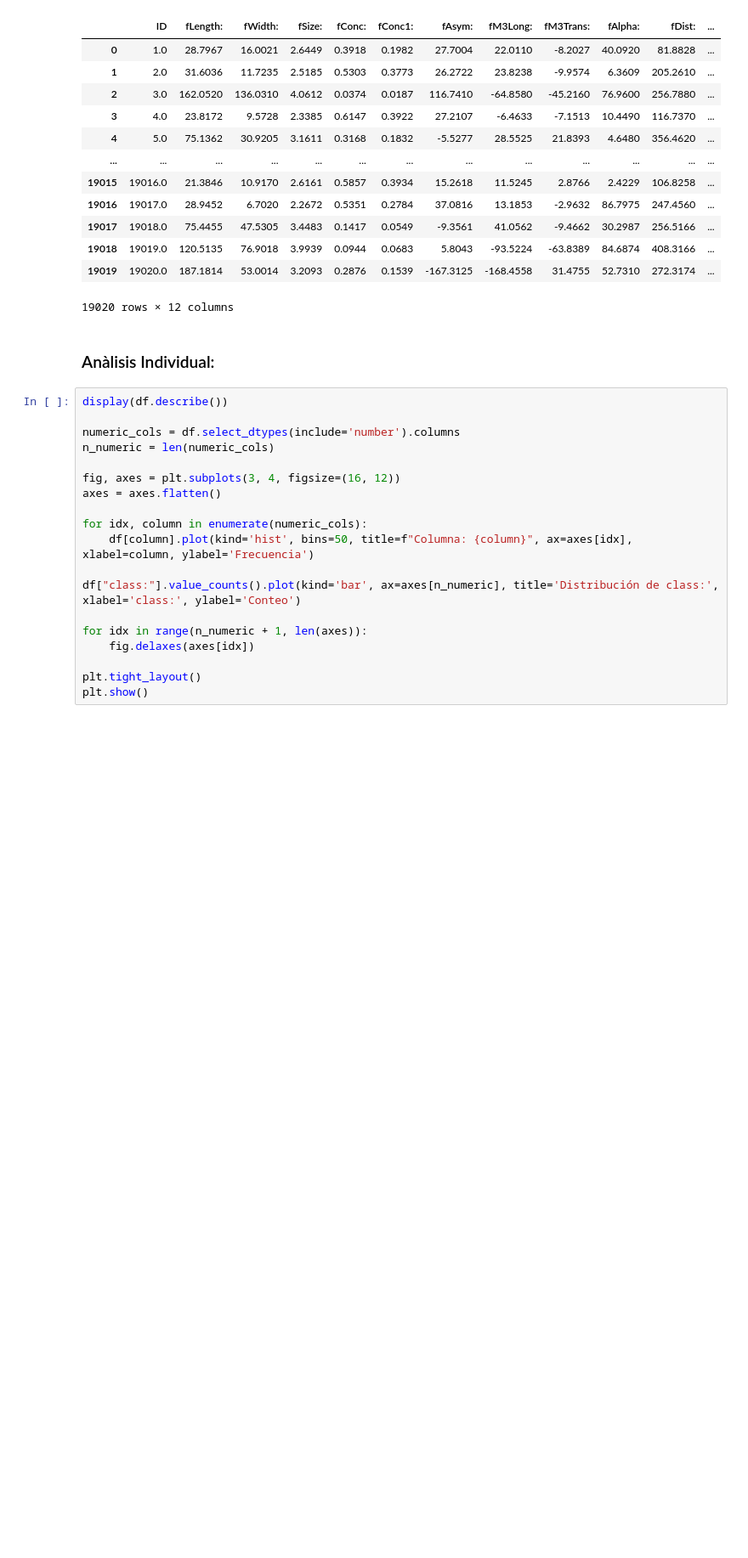
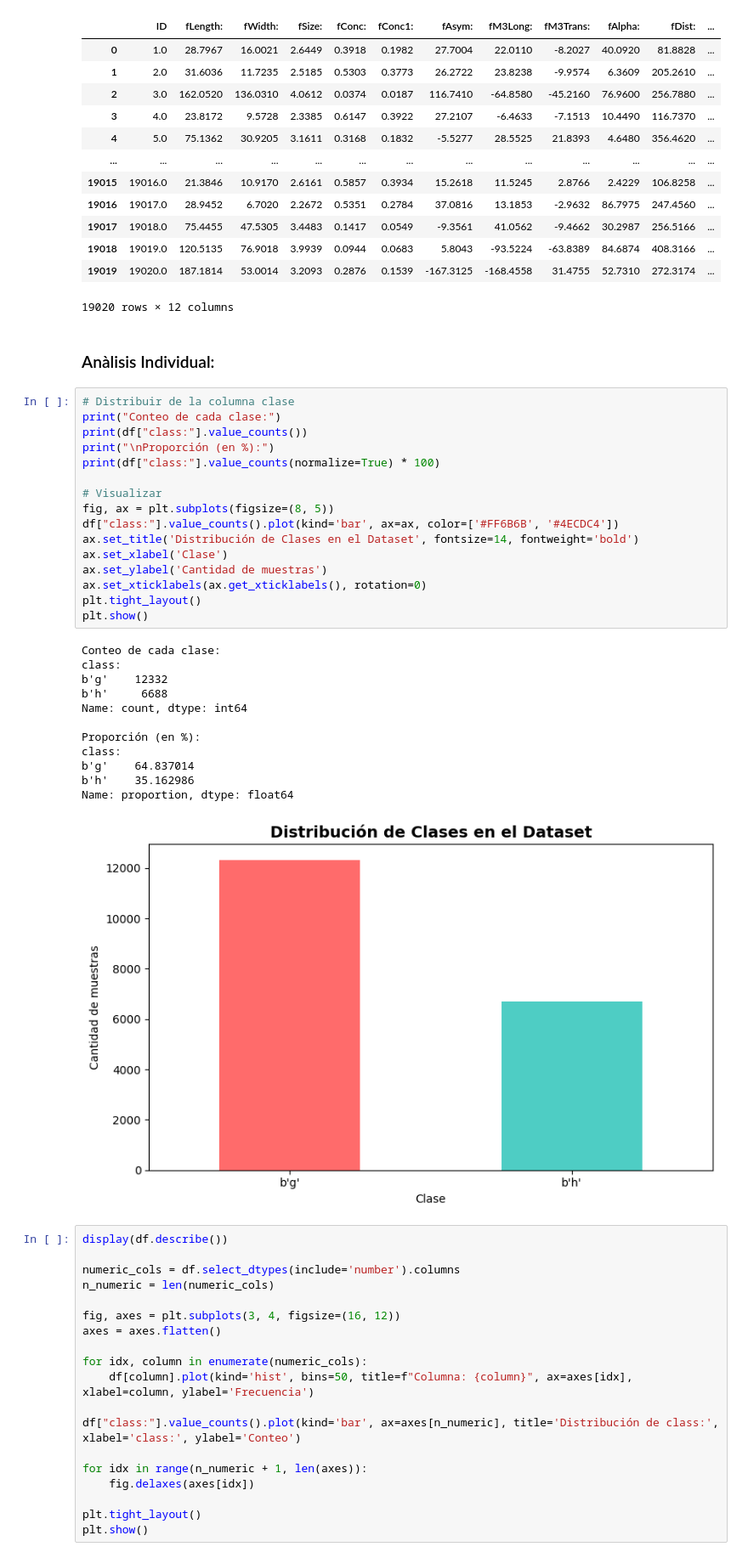
Before and after one commit to Sebastiano0248/Supervised-Models-Lab, a Jupyter notebook: notebooks/exploratory_data_analysis.ipynb, the cells around one changed output. Shown at 85% size. Saved outputs shown, nothing was run; the diff lists cells and outputs as text; blank space fills up the shorter version.

```diff
--- a/notebooks/exploratory_data_analysis.ipynb
+++ b/notebooks/exploratory_data_analysis.ipynb
@@ -30,6 +30,35 @@ df
 19020 rows × 12 columns
 # %% [markdown]
 ### Anàlisis Individual:
+# %%
+# Distribuir de la columna clase
+print("Conteo de cada clase:")
+print(df["class:"].value_counts())
+print("\nProporción (en %):")
+print(df["class:"].value_counts(normalize=True) * 100)
+
+# Visualizar
+fig, ax = plt.subplots(figsize=(8, 5))
+df["class:"].value_counts().plot(kind='bar', ax=ax, color=['#FF6B6B', '#4ECDC4'])
+ax.set_title('Distribución de Clases en el Dataset', fontsize=14, fontweight='bold')
+ax.set_xlabel('Clase')
+ax.set_ylabel('Cantidad de muestras')
+ax.set_xticklabels(ax.get_xticklabels(), rotation=0)
+plt.tight_layout()
+plt.show()
+# %% [output]
+Conteo de cada clase:
+class:
+b'g'    12332
+b'h'     6688
+Name: count, dtype: int64
+
+Proporción (en %):
+class:
+b'g'    64.837014
+b'h'    35.162986
+Name: proportion, dtype: float64
+[figure, added]
 # %%
 display(df.describe())
 
```
Also changed, not shown: parts of 2 cells of this notebook, 40 other files.
